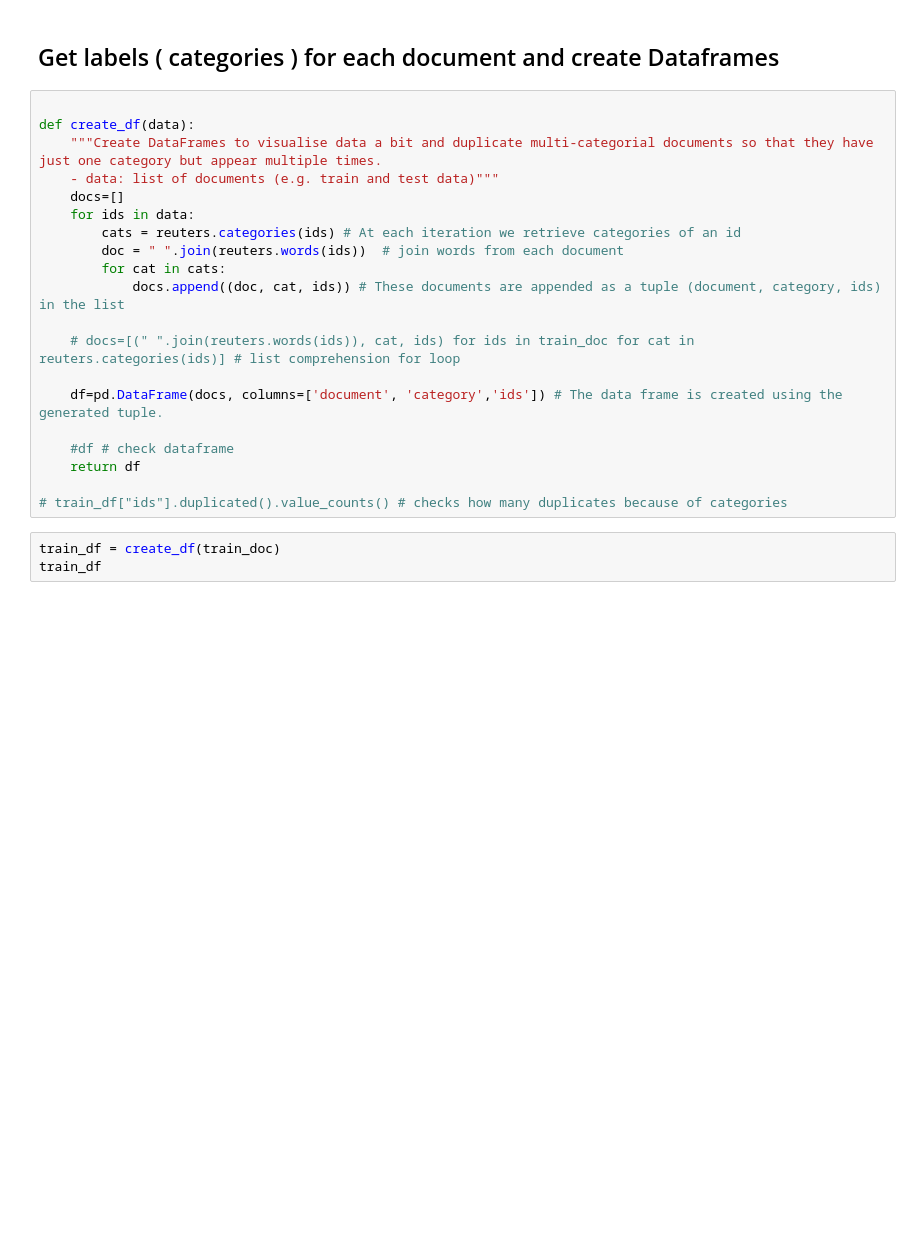
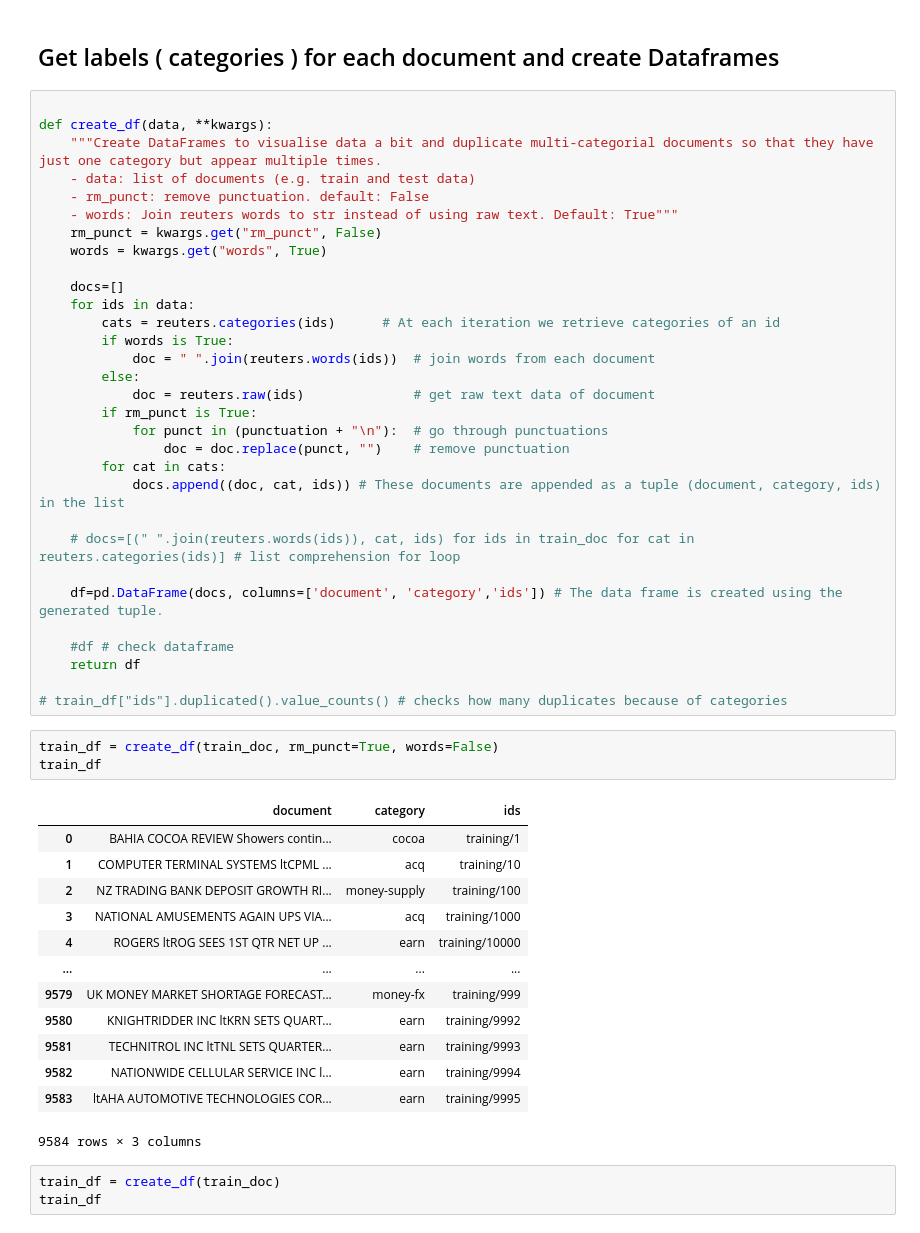
Before and after one commit to JoonasAN/NLP-and-Text-Mining-Project, a Jupyter notebook: project.ipynb, the cells around one changed output. Saved outputs shown, nothing was run; the diff lists cells and outputs as text; blank space fills up the shorter version.

Commit message:
2. & 3. fixed classifiers and added possibility to remove punctuation

```diff
--- a/project.ipynb
+++ b/project.ipynb
@@ -140,13 +144,24 @@ train_doc = doc_list[['training' in x for x in doc_list]]
 ## Get labels ( categories ) for each document and create Dataframes
 # %%
 
-def create_df(data):
+def create_df(data, **kwargs):
     """Create DataFrames to visualise data a bit and duplicate multi-categorial documents so that they have just one category but appear multiple times.
-    - data: list of documents (e.g. train and test data)"""
+    - data: list of documents (e.g. train and test data)
+    - rm_punct: remove punctuation. default: False
+    - words: Join reuters words to str instead of using raw text. Default: True"""
+    rm_punct = kwargs.get("rm_punct", False)
+    words = kwargs.get("words", True)
+
     docs=[]
     for ids in data:
-        cats = reuters.categories(ids) # At each iteration we retrieve categories of an id
-        doc = " ".join(reuters.words(ids))  # join words from each document
+        cats = reuters.categories(ids)      # At each iteration we retrieve categories of an id
+        if words is True:
+            doc = " ".join(reuters.words(ids))  # join words from each document
+        else:
+            doc = reuters.raw(ids)              # get raw text data of document
+        if rm_punct is True:
+            for punct in (punctuation + "\n"):  # go through punctuations
+                doc = doc.replace(punct, "")    # remove punctuation
         for cat in cats:
             docs.append((doc, cat, ids)) # These documents are appended as a tuple (document, category, ids) in the list
 
@@ -158,6 +173,23 @@ def create_df(data):
     return df
 
 # train_df["ids"].duplicated().value_counts() # checks how many duplicates because of categories
+# %%
+train_df = create_df(train_doc, rm_punct=True, words=False)
+train_df
+# %% [output]
+|  | document | category | ids |
+| 0 | BAHIA COCOA REVIEW Showers contin... | cocoa | training/1 |
+| 1 | COMPUTER TERMINAL SYSTEMS ltCPML ... | acq | training/10 |
+| 2 | NZ TRADING BANK DEPOSIT GROWTH RI... | money-supply | training/100 |
+| 3 | NATIONAL AMUSEMENTS AGAIN UPS VIA... | acq | training/1000 |
+| 4 | ROGERS ltROG SEES 1ST QTR NET UP ... | earn | training/10000 |
+| ... | ... | ... | ... |
+| 9579 | UK MONEY MARKET SHORTAGE FORECAST... | money-fx | training/999 |
+| 9580 | KNIGHTRIDDER INC ltKRN SETS QUART... | earn | training/9992 |
+| 9581 | TECHNITROL INC ltTNL SETS QUARTER... | earn | training/9993 |
+| 9582 | NATIONWIDE CELLULAR SERVICE INC l... | earn | training/9994 |
+| 9583 | ltAHA AUTOMOTIVE TECHNOLOGIES COR... | earn | training/9995 |
+9584 rows × 3 columns
 # %%
 train_df = create_df(train_doc)
 train_df
```
Also changed, not shown: parts of 19 cells of this notebook.
